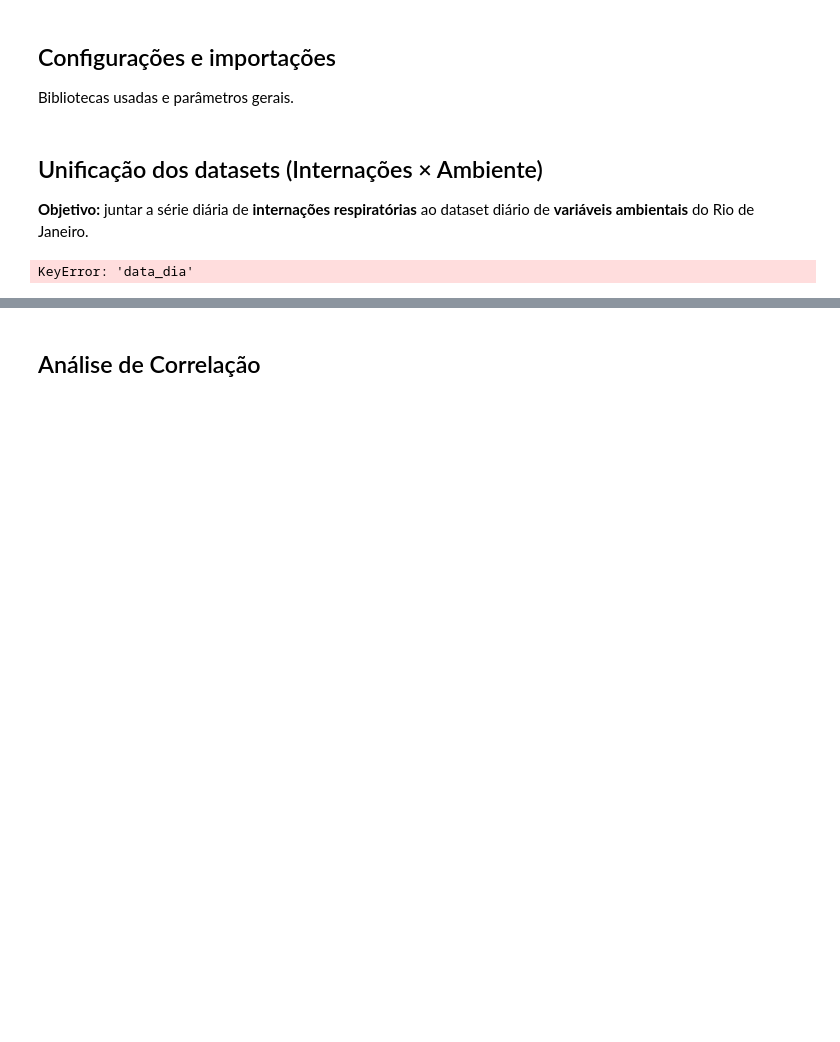
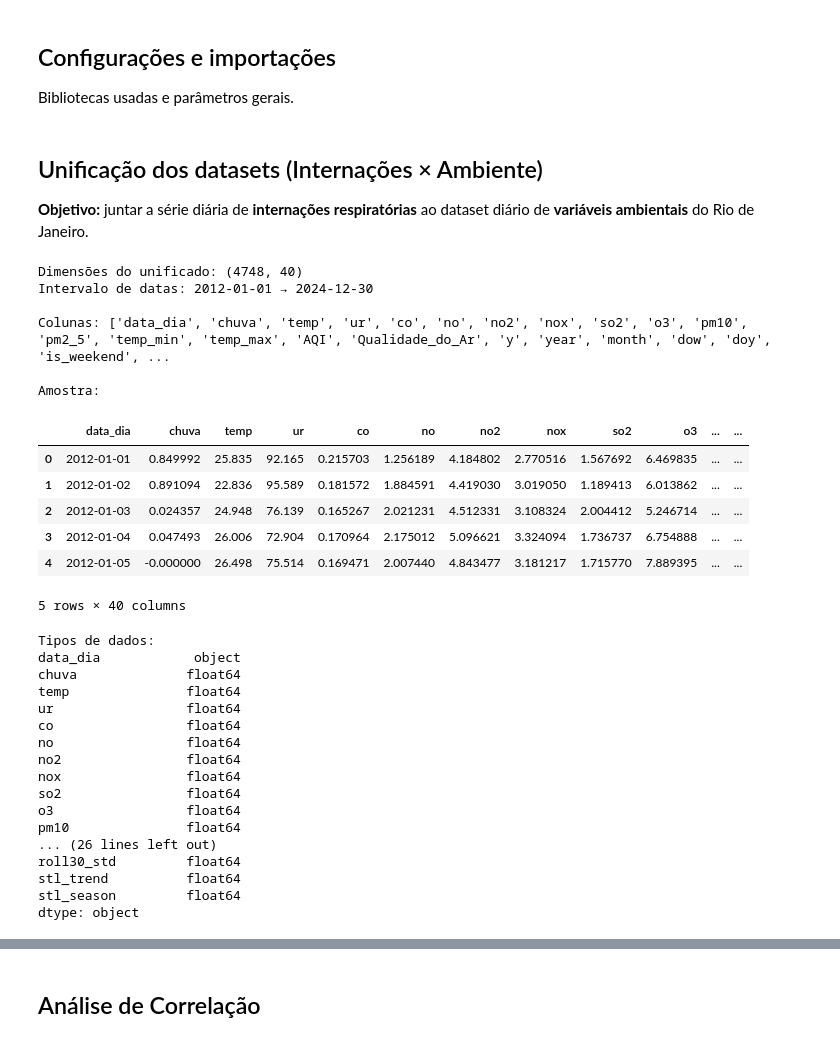
Before and after one commit to AILAB-CEFET-RJ/qualiar, a Jupyter notebook: notebooks/Analise-Correlacao/internacoes_x_qualiar_new.ipynb, the cells around one changed output, grey strips where cells are left out. Saved outputs shown, nothing was run; the diff lists cells and outputs as text; code cells hidden in the pictures; blank space fills up the shorter version.

```diff
--- a/notebooks/Analise-Correlacao/internacoes_x_qualiar_new.ipynb
+++ b/notebooks/Analise-Correlacao/internacoes_x_qualiar_new.ipynb
@@ -27,28 +27,59 @@ import seaborn as sns
 # %%
 import numpy as np
 import pandas as pd
 
-url_internacoes = "https://raw.githubusercontent.com/AILAB-CEFET-RJ/qualiar/refs/heads/main/data/datasus/INTERNACOES_DOENCA_RESP_RJ.csv"
-url_qualiar     = "https://raw.githubusercontent.com/AILAB-CEFET-RJ/qualiar/refs/heads/main/data/datasus/INTER_DR_RJ_SEAZONALITY.csv"
+url_internacoes = "https://raw.githubusercontent.com/AILAB-CEFET-RJ/qualiar/refs/heads/main/data/datasus/INTER_DR_RJ_SEAZONALITY.csv"
+url_qualiar     = "https://raw.githubusercontent.com/AILAB-CEFET-RJ/qualiar/refs/heads/main/data/DataRio/QUALIAR_RIO_DE_JANEIRO_TRATADO.csv"
 
 df_internacoes = pd.read_csv(url_internacoes, encoding="utf-8")
 df_qualiar     = pd.read_csv(url_qualiar,     encoding="utf-8")
 
 df_unificado = (
     pd.merge(df_qualiar, df_internacoes, on="data_dia", how="inner")
       .sort_values("data_dia")
       .reset_index(drop=True)
 )
 
+df_unificado.drop(columns=["ano", "mes", "dia"], inplace=True, errors="ignore")
+
 print("Dimensões do unificado:", df_unificado.shape)
 print("Intervalo de datas:", df_unificado["data_dia"].min(), "→", df_unificado["data_dia"].max())
 print("\nColunas:", df_unificado.columns.tolist())
 print("\nAmostra:")
 display(df_unificado.head())
 print("\nTipos de dados:")
 print(df_unificado.dtypes)
 # %% [output]
-KeyError: 'data_dia'
+Dimensões do unificado: (4748, 40)
+Intervalo de datas: 2012-01-01 → 2024-12-30
+
+Colunas: ['data_dia', 'chuva', 'temp', 'ur', 'co', 'no', 'no2', 'nox', 'so2', 'o3', 'pm10', 'pm2_5', 'temp_min', 'temp_max', 'AQI', 'Qualidade_do_Ar', 'y', 'year', 'month', 'dow', 'doy', 'is_weekend', ...
+
+Amostra:
+|  | data_dia | chuva | temp | ur | co | no | no2 | nox | so2 | o3 | ... | ... |
+| 0 | 2012-01-01 | 0.849992 | 25.835 | 92.165 | 0.215703 | 1.256189 | 4.184802 | 2.770516 | 1.567692 | 6.469835 | ... | ... |
+| 1 | 2012-01-02 | 0.891094 | 22.836 | 95.589 | 0.181572 | 1.884591 | 4.419030 | 3.019050 | 1.189413 | 6.013862 | ... | ... |
+| 2 | 2012-01-03 | 0.024357 | 24.948 | 76.139 | 0.165267 | 2.021231 | 4.512331 | 3.108324 | 2.004412 | 5.246714 | ... | ... |
+| 3 | 2012-01-04 | 0.047493 | 26.006 | 72.904 | 0.170964 | 2.175012 | 5.096621 | 3.324094 | 1.736737 | 6.754888 | ... | ... |
+| 4 | 2012-01-05 | -0.000000 | 26.498 | 75.514 | 0.169471 | 2.007440 | 4.843477 | 3.181217 | 1.715770 | 7.889395 | ... | ... |
+5 rows × 40 columns
+Tipos de dados:
+data_dia            object
+chuva              float64
+temp               float64
+ur                 float64
+co                 float64
+no                 float64
+no2                float64
+nox                float64
+so2                float64
+o3                 float64
+pm10               float64
+... (26 lines left out)
+roll30_std         float64
+stl_trend          float64
+stl_season         float64
+dtype: object
 # %%
 project_root = Path().resolve().parents[1]
 output_dir = project_root / "data"
```
Also changed, not shown: parts of 16 cells of this notebook, 2 other files.
